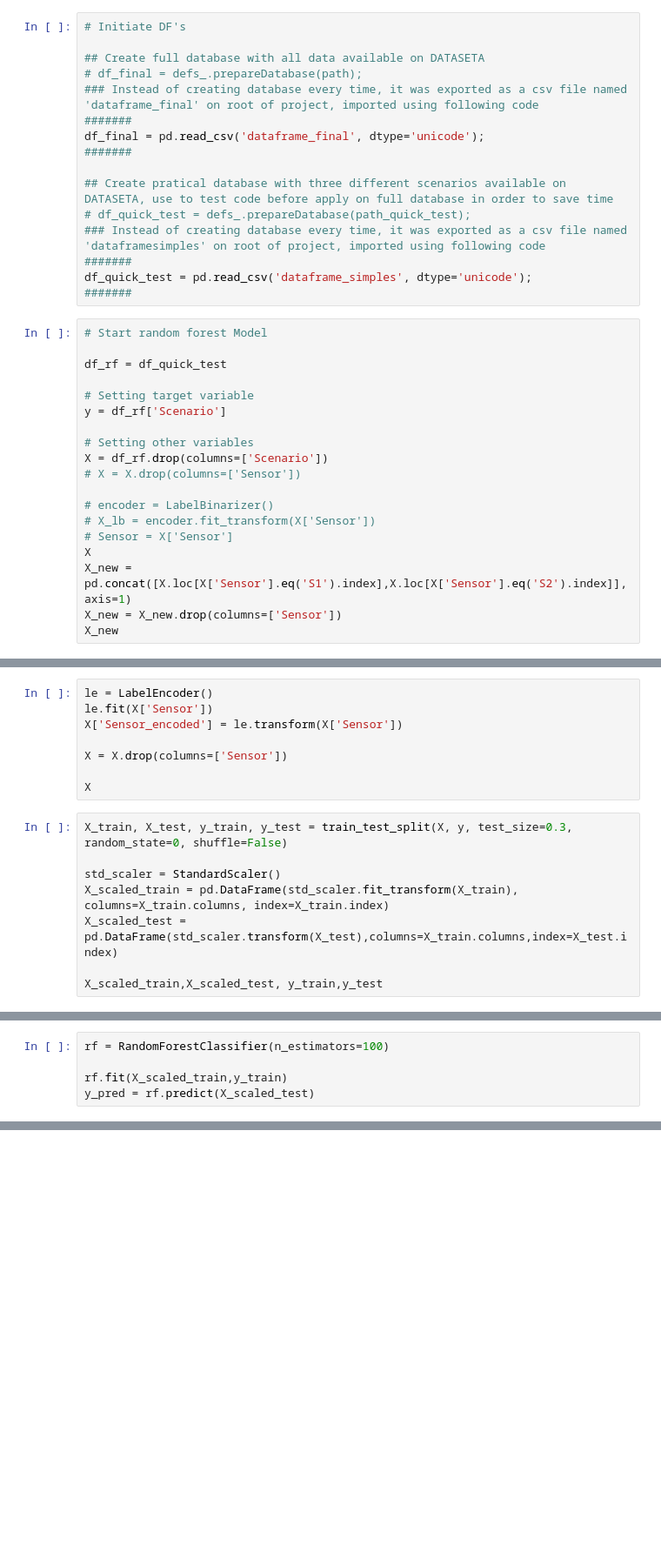
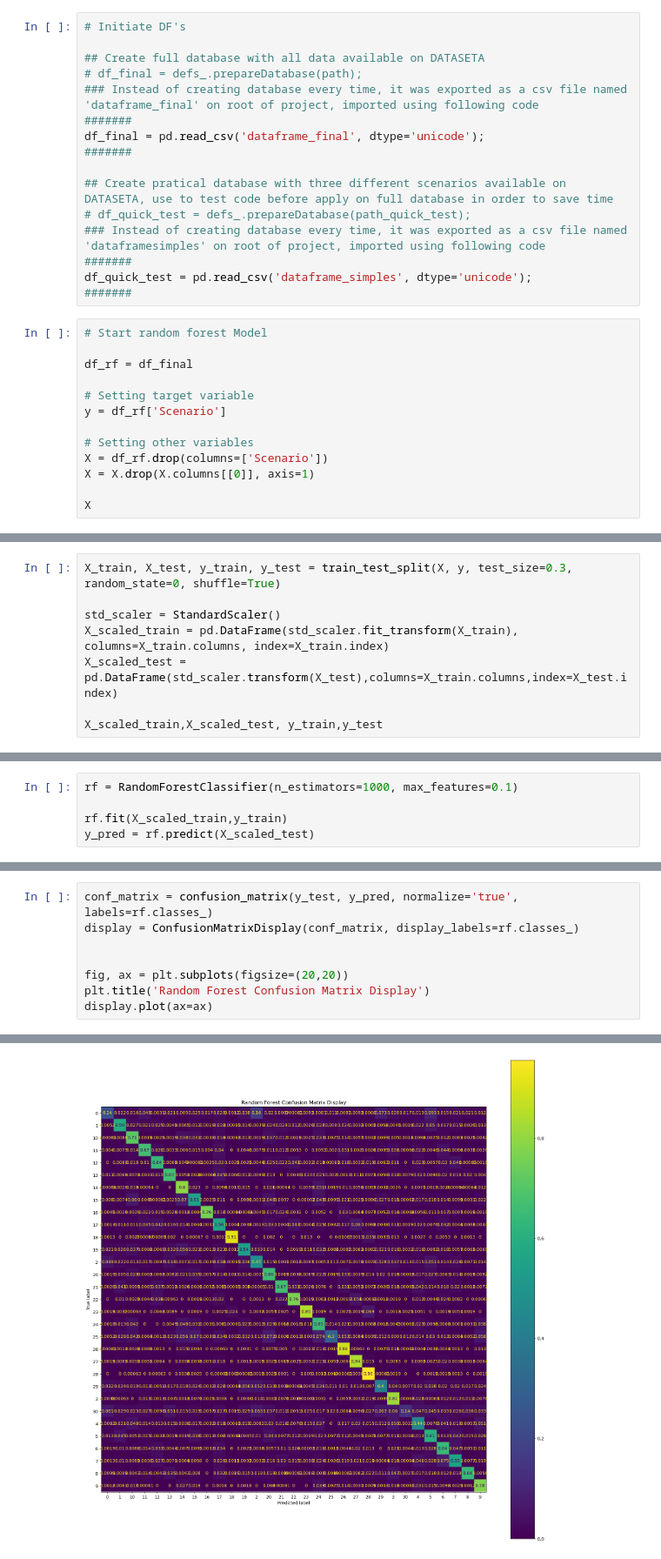
Before and after one commit to lorenzo-trevizani/UFES-TCC-Structural-Health-Monitoring, a Jupyter notebook: main.ipynb, the cells around one changed output, grey strips where cells are left out. Shown at 87% size. Drawn from its saved outputs; the diff is of its cells as text; blank space fills up the shorter version.

Commit message:
Simple optimization for random forest

```diff
--- a/main.ipynb
+++ b/main.ipynb
@@ -57,19 +65,13 @@ df_quick_test = pd.read_csv('dataframe_simples', dtype='unicode');
 # %%
 # Start random forest Model
 
-df_rf = df_quick_test
+df_rf = df_final
 
 # Setting target variable
 y = df_rf['Scenario']
 
 # Setting other variables
 X = df_rf.drop(columns=['Scenario'])
-# X = X.drop(columns=['Sensor'])
+X = X.drop(X.columns[[0]], axis=1)
 
-# encoder = LabelBinarizer()
-# X_lb = encoder.fit_transform(X['Sensor'])
-# Sensor = X['Sensor']
 X
-X_new = pd.concat([X.loc[X['Sensor'].eq('S1').index],X.loc[X['Sensor'].eq('S2').index]],axis=1)
-X_new = X_new.drop(columns=['Sensor'])
-X_new
@@ -76,13 +92,5 @@ X_new
-# %%
-le = LabelEncoder()
-le.fit(X['Sensor'])
-X['Sensor_encoded'] = le.transform(X['Sensor'])
-
-X = X.drop(columns=['Sensor'])
-
-X
 # %%
-X_train, X_test, y_train, y_test = train_test_split(X, y, test_size=0.3, random_state=0, shuffle=False)
+X_train, X_test, y_train, y_test = train_test_split(X, y, test_size=0.3, random_state=0, shuffle=True)
 
 std_scaler = StandardScaler()
 X_scaled_train = pd.DataFrame(std_scaler.fit_transform(X_train), columns=X_train.columns, index=X_train.index)
@@ -92,5 +118,5 @@ X_scaled_train,X_scaled_test, y_train,y_test
 # %%
-rf = RandomForestClassifier(n_estimators=100)
+rf = RandomForestClassifier(n_estimators=1000, max_features=0.1)
 
 rf.fit(X_scaled_train,y_train)
 y_pred = rf.predict(X_scaled_test)
@@ -102,0 +123,9 @@ rmse
+# %%
+conf_matrix = confusion_matrix(y_test, y_pred, normalize='true', labels=rf.classes_)
+display = ConfusionMatrixDisplay(conf_matrix, display_labels=rf.classes_)
+
+
+fig, ax = plt.subplots(figsize=(20,20))
+plt.title('Random Forest Confusion Matrix Display')
+display.plot(ax=ax)
+# %% [output]
@@ -102,0 +133 @@ rmse
+[figure, added]
```
Also changed, not shown: parts of 9 cells of this notebook, 1 other file.
